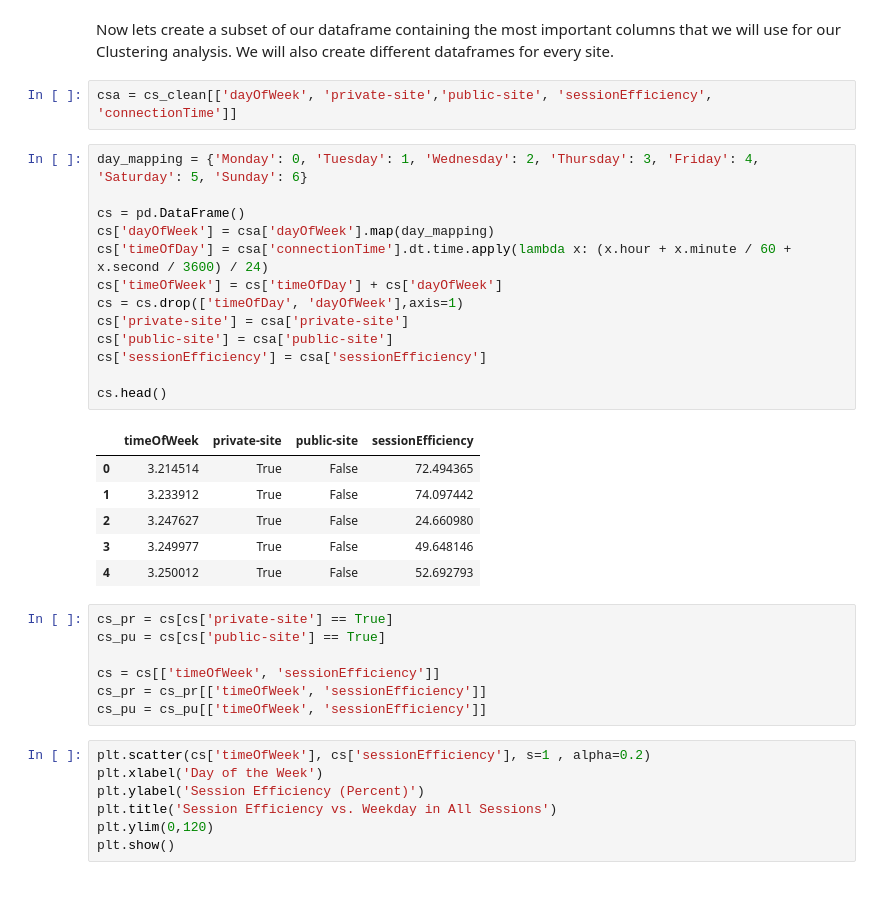
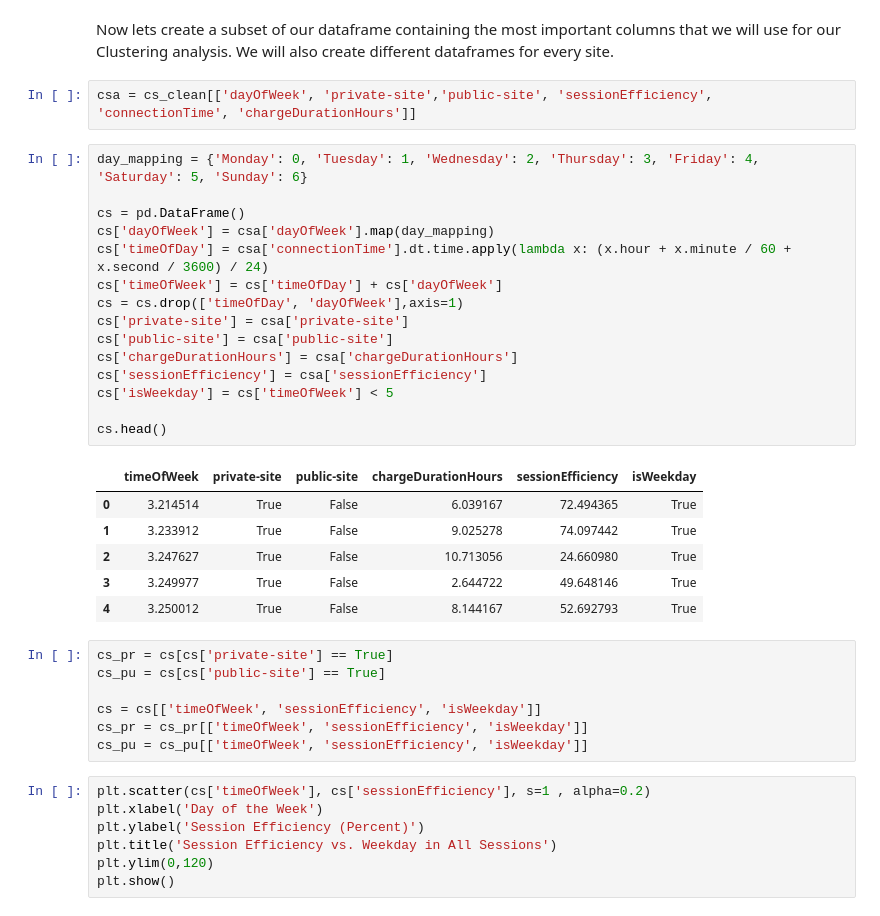
Before and after one commit to AnalyticsAvengers/AA_Project, a Jupyter notebook: 03_Clustering_Analysis-Additional.ipynb, the cells around one changed output. Drawn from its saved outputs; the diff is of its cells as text.

```diff
--- a/03_Clustering_Analysis-Additional.ipynb
+++ b/03_Clustering_Analysis-Additional.ipynb
@@ -432,34 +426,36 @@ See the caveats in the documentation: https://pandas.pydata.org/pandas-docs/stab
 # %% [markdown]
 Now lets create a subset of our dataframe containing the most important columns that we will use for our Clustering analysis. We will also create different dataframes for every site.
 # %%
-csa = cs_clean[['dayOfWeek', 'private-site','public-site', 'sessionEfficiency', 'connectionTime']]
+csa = cs_clean[['dayOfWeek', 'private-site','public-site', 'sessionEfficiency', 'connectionTime', 'chargeDurationHours']]
 # %%
 day_mapping = {'Monday': 0, 'Tuesday': 1, 'Wednesday': 2, 'Thursday': 3, 'Friday': 4, 'Saturday': 5, 'Sunday': 6}
 
 cs = pd.DataFrame()
 cs['dayOfWeek'] = csa['dayOfWeek'].map(day_mapping)
 cs['timeOfDay'] = csa['connectionTime'].dt.time.apply(lambda x: (x.hour + x.minute / 60 + x.second / 3600) / 24)
 cs['timeOfWeek'] = cs['timeOfDay'] + cs['dayOfWeek']
 cs = cs.drop(['timeOfDay', 'dayOfWeek'],axis=1)
 cs['private-site'] = csa['private-site']
 cs['public-site'] = csa['public-site']
+cs['chargeDurationHours'] = csa['chargeDurationHours']
 cs['sessionEfficiency'] = csa['sessionEfficiency']
+cs['isWeekday'] = cs['timeOfWeek'] < 5
 
 cs.head()
 # %% [output]
-|  | timeOfWeek | private-site | public-site | sessionEfficiency |
-| 0 | 3.214514 | True | False | 72.494365 |
-| 1 | 3.233912 | True | False | 74.097442 |
-| 2 | 3.247627 | True | False | 24.660980 |
-| 3 | 3.249977 | True | False | 49.648146 |
-| 4 | 3.250012 | True | False | 52.692793 |
+|  | timeOfWeek | private-site | public-site | chargeDurationHours | sessionEfficiency | isWeekday |
+| 0 | 3.214514 | True | False | 6.039167 | 72.494365 | True |
+| 1 | 3.233912 | True | False | 9.025278 | 74.097442 | True |
+| 2 | 3.247627 | True | False | 10.713056 | 24.660980 | True |
+| 3 | 3.249977 | True | False | 2.644722 | 49.648146 | True |
+| 4 | 3.250012 | True | False | 8.144167 | 52.692793 | True |
 # %%
 cs_pr = cs[cs['private-site'] == True]
 cs_pu = cs[cs['public-site'] == True]
 
-cs = cs[['timeOfWeek', 'sessionEfficiency']]
-cs_pr = cs_pr[['timeOfWeek', 'sessionEfficiency']]
-cs_pu = cs_pu[['timeOfWeek', 'sessionEfficiency']]
+cs = cs[['timeOfWeek', 'sessionEfficiency', 'isWeekday']]
+cs_pr = cs_pr[['timeOfWeek', 'sessionEfficiency', 'isWeekday']]
+cs_pu = cs_pu[['timeOfWeek', 'sessionEfficiency', 'isWeekday']]
 # %%
 plt.scatter(cs['timeOfWeek'], cs['sessionEfficiency'], s=1 , alpha=0.2)
 plt.xlabel('Day of the Week')
```
Also changed, not shown: parts of 20 cells of this notebook.
